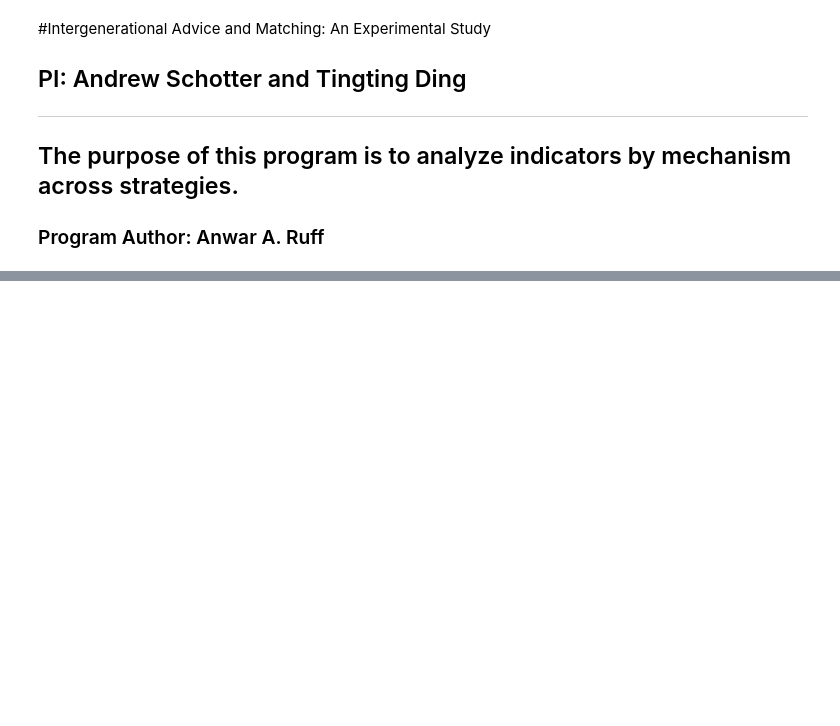
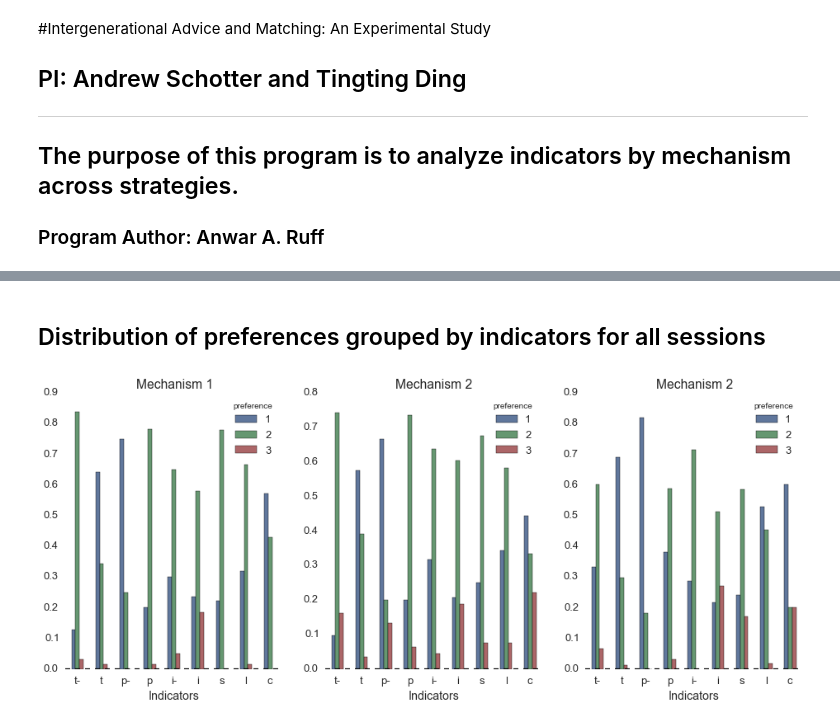
Before and after one commit to aaruff/Intergenerational-Advice-and-Matching---Indicator-Analysis, a Jupyter notebook: Schotter_Ding_Indicator_Analysis.ipynb, the cells around one changed output, grey strips where cells are left out. Cells and saved outputs as stored; diff of their text form; code cells hidden in the pictures; blank space fills up the shorter version.

```diff
--- a/Schotter_Ding_Indicator_Analysis.ipynb
+++ b/Schotter_Ding_Indicator_Analysis.ipynb
@@ -147,0 +100,17 @@ m3.plot(kind="bar", title="Mechanism 3", figsize=(12,6), rot=0)
+# %% [markdown]
+## Distribution of preferences grouped by indicators for all sessions
+# %%
+ni = m.T
+for mm in range(1,4):
+    ni[mm] = (ni[mm].T / ni[mm].T.sum()).T
+
+f, (ax1, ax2, ax3) = plt.subplots(1,3)
+ax1.set_xlabel('Indicators')
+ni[1].plot(kind="bar", title="Mechanism 1", figsize=(12,6), rot=0, ax=ax1)
+ax2.set_xlabel('Indicators')
+ni[2].plot(kind="bar", title="Mechanism 2", figsize=(12,6), rot=0, ax=ax2)
+ax3.set_xlabel('Indicators')
+ni[3].plot(kind="bar", title="Mechanism 2", figsize=(12,6), rot=0, ax=ax3)
+f.set_figwidth(16)
+# %% [output]
+[figure, added]
```
Also changed, not shown: parts of 42 cells of this notebook.
